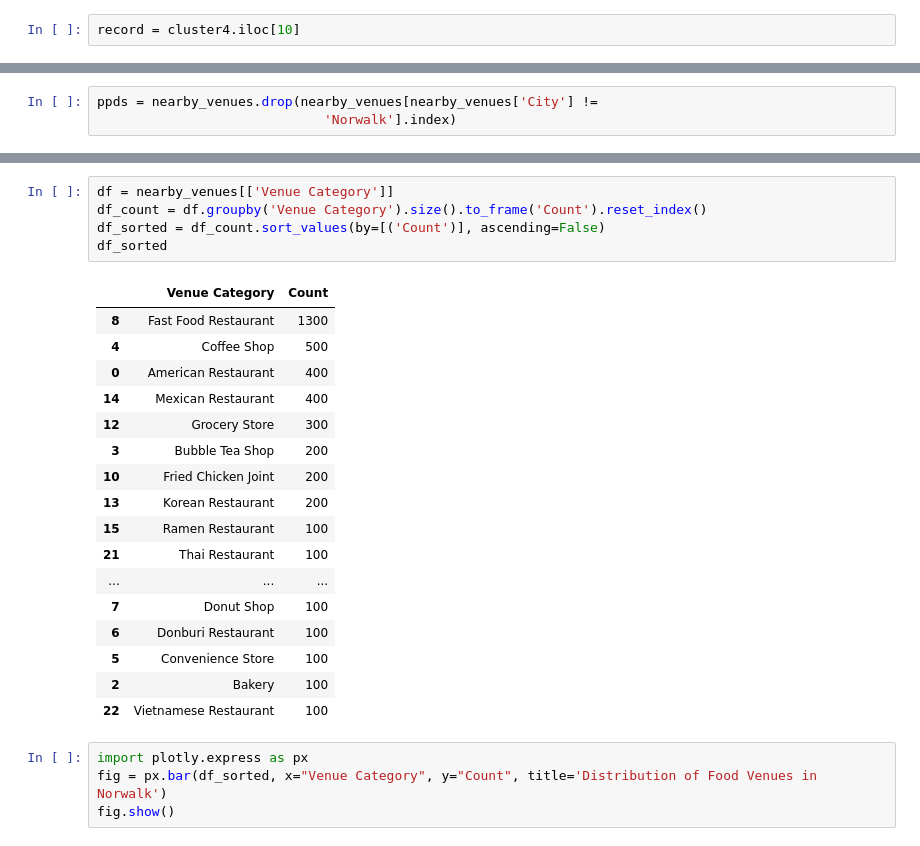
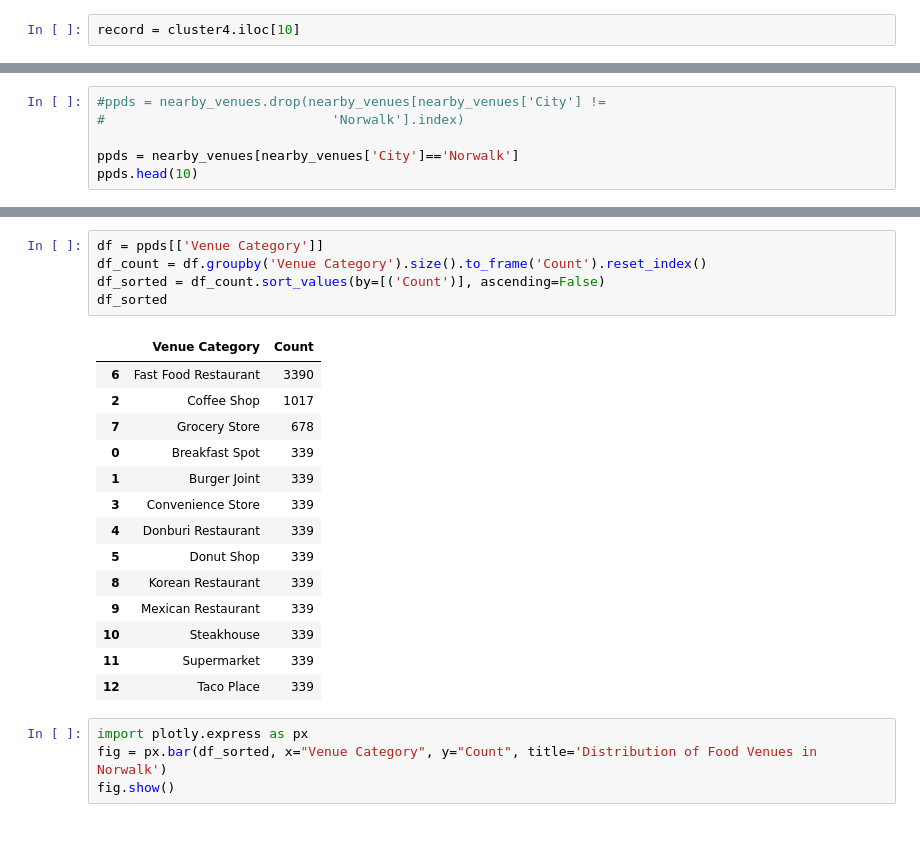
Before and after one commit to Elydora/Coursera_Capstone, a Jupyter notebook: Project/cluster4.ipynb, the cells around one changed output, grey strips where cells are left out. Cells and saved outputs as stored; diff of their text form.

```diff
--- a/Project/cluster4.ipynb
+++ b/Project/cluster4.ipynb
@@ -106,3 +124,6 @@ nearby_venues.to_csv(path_or_buf='nearby_venues.csv')
 # %%
-ppds = nearby_venues.drop(nearby_venues[nearby_venues['City'] !=
-                             'Norwalk'].index)
+#ppds = nearby_venues.drop(nearby_venues[nearby_venues['City'] !=
+#                             'Norwalk'].index)
+
+ppds = nearby_venues[nearby_venues['City']=='Norwalk']
+ppds.head(10)
@@ -125,26 +191,23 @@ df_sorted
 # %%
-df = nearby_venues[['Venue Category']]
+df = ppds[['Venue Category']]
 df_count = df.groupby('Venue Category').size().to_frame('Count').reset_index()
 df_sorted = df_count.sort_values(by=[('Count')], ascending=False)
 df_sorted
 # %% [output]
 |  | Venue Category | Count |
-| 8 | Fast Food Restaurant | 1300 |
-| 4 | Coffee Shop | 500 |
-| 0 | American Restaurant | 400 |
-| 14 | Mexican Restaurant | 400 |
-| 12 | Grocery Store | 300 |
-| 3 | Bubble Tea Shop | 200 |
-| 10 | Fried Chicken Joint | 200 |
-| 13 | Korean Restaurant | 200 |
-| 15 | Ramen Restaurant | 100 |
-| 21 | Thai Restaurant | 100 |
-| ... | ... | ... |
-| 7 | Donut Shop | 100 |
-| 6 | Donburi Restaurant | 100 |
-| 5 | Convenience Store | 100 |
-| 2 | Bakery | 100 |
-| 22 | Vietnamese Restaurant | 100 |
+| 6 | Fast Food Restaurant | 3390 |
+| 2 | Coffee Shop | 1017 |
+| 7 | Grocery Store | 678 |
+| 0 | Breakfast Spot | 339 |
+| 1 | Burger Joint | 339 |
+| 3 | Convenience Store | 339 |
+| 4 | Donburi Restaurant | 339 |
+| 5 | Donut Shop | 339 |
+| 8 | Korean Restaurant | 339 |
+| 9 | Mexican Restaurant | 339 |
+| 10 | Steakhouse | 339 |
+| 11 | Supermarket | 339 |
+| 12 | Taco Place | 339 |
 # %%
 import plotly.express as px
 fig = px.bar(df_sorted, x="Venue Category", y="Count", title='Distribution of Food Venues in Norwalk')
```
Also changed, not shown: parts of 11 cells of this notebook, 9 other files.
